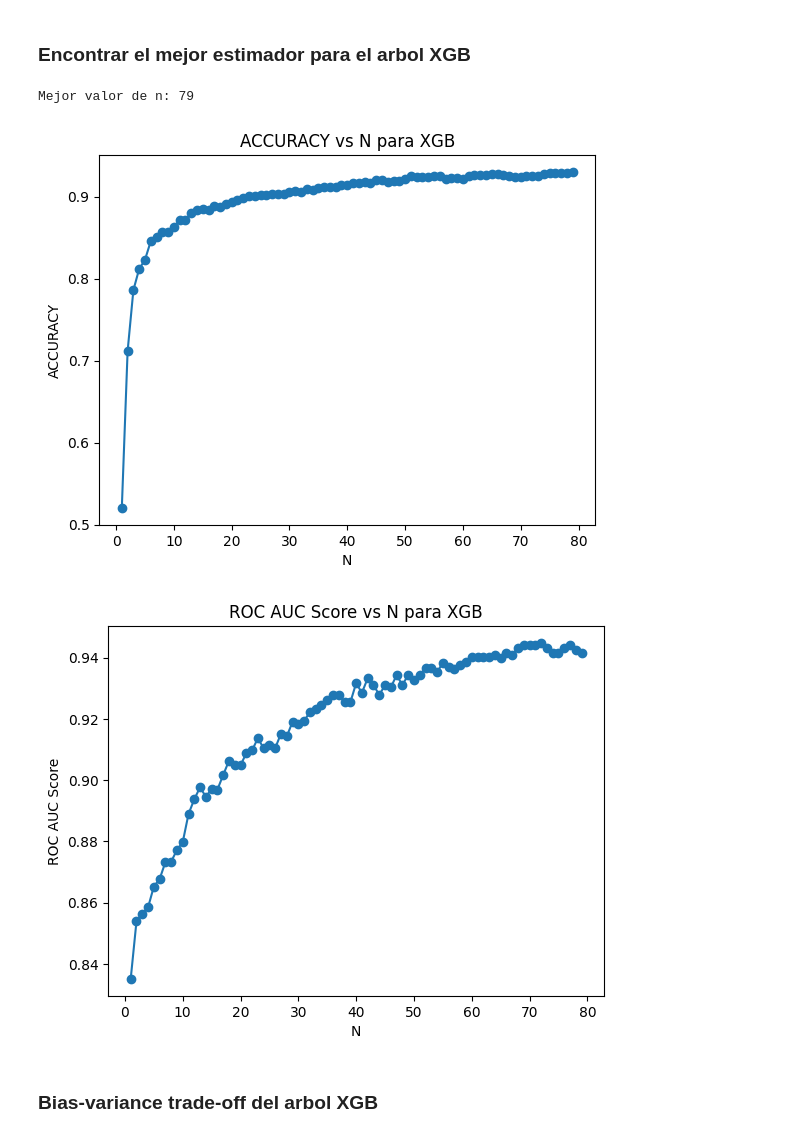
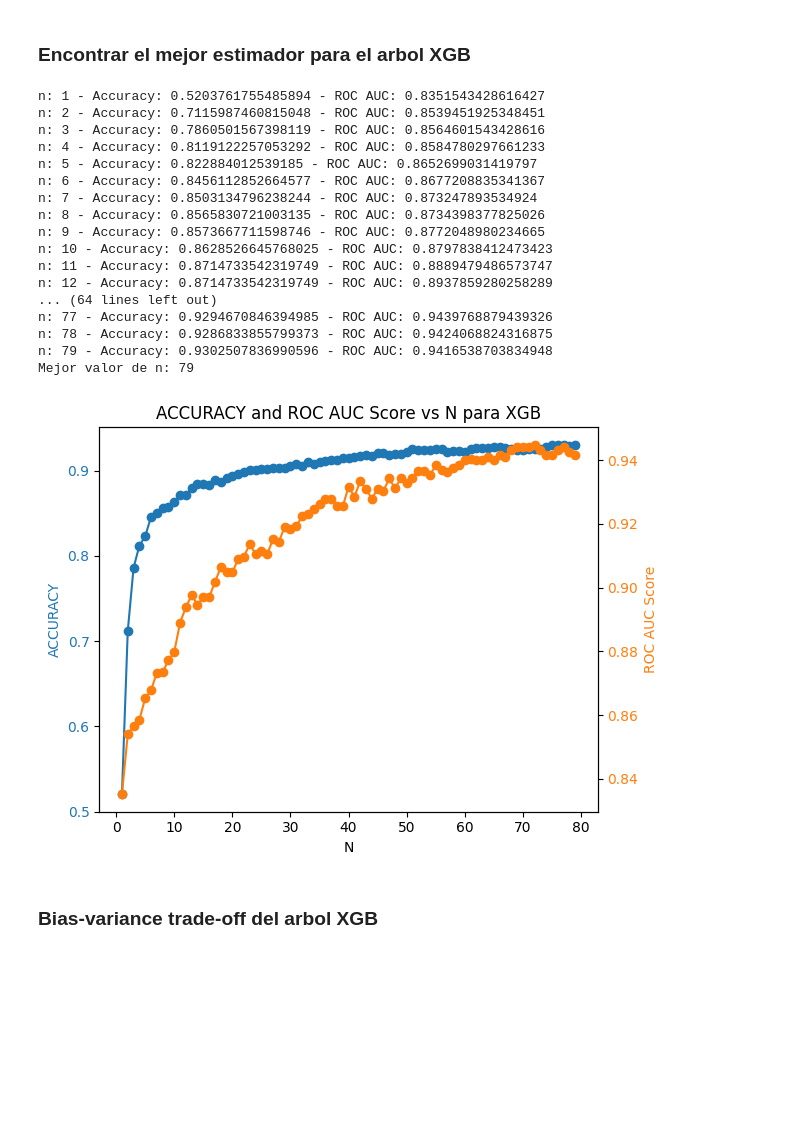
Before and after one commit to MatiasdeBuren/Final-Modelos-y-Simulacion, a Jupyter notebook: modelosFinal.ipynb, the cells around one changed output. Cells and saved outputs as stored; diff of their text form; code cells hidden in the pictures; blank space fills up the shorter version.

```diff
--- a/modelosFinal.ipynb
+++ b/modelosFinal.ipynb
@@ -389,7 +446,7 @@ x_test = X[int(0.8*len(X)):]
 y_train = y[:int(0.8*len(y))]
 y_test = y[int(0.8*len(y)):]
 
-ridgeBestCV = Ridge(alpha=0.01)
+ridgeBestCV = Ridge(alpha=0.1)
 ridgeBestCV.fit(x_train, y_train)
 predictions = ridgeBestCV.predict(x_test)
 ridgeBestCVMSE = mean_squared_error(y_test, predictions)
@@ -397,4 +454,6 @@ ridgeBestCVR2 = r2_score(y_test, predictions)
 coeficientes_ridge = ridgeBestCV.coef_
 print(f'MSE: {ridgeBestCVMSE}')
 print(f'R2: {ridgeBestCVR2}')
+for i in range(len(coeficientes_ridge)):
+    print(f'{X.columns[i]}: {coeficientes_ridge[i]}')
 # %% [output]
@@ -481,12 +564,18 @@ y_train = y[:int(0.8*len(y))]
 y_test = y[int(0.8*len(y)):]
 PolynomialFeatures = PolynomialFeatures(2)
 X_poly = PolynomialFeatures.fit_transform(X)
+X_poly_train, X_poly_test, y_train, y_test = train_test_split(X_poly, y, test_size=0.2, random_state=42)
 
-polimicoBestCV = sm.OLS(y_train, x_train).fit()
-predictions = polimicoBestCV.predict(x_test)
+polimicoBestCV = sm.OLS(y_train, X_poly_train).fit()
+predictions = polimicoBestCV.predict(X_poly_test)
 polimicoBestCVMSE = mean_squared_error(y_test, predictions)
 polimicoBestCVR2 = r2_score(y_test, predictions)
+
 coeficientes_polynomial = polimicoBestCV.params[:len(x_train.columns)]
+
 print('MSE:', polimicoBestCVMSE)
 print('R2:', polimicoBestCVR2)
+
+for i in range(len(coeficientes_polynomial)):
+    print(f'{X.columns[i]}: {coeficientes_polynomial[i]}')
 # %% [output]
@@ -1304,41 +1668,65 @@ ROC AUC Score: 0.9366731632412
 # %%
 x_train, x_test, y_train, y_test = train_test_split(X, y_boolean, test_size=0.2, random_state=42)
 
 def findBestN(X, y, n_values):
     accuracy_scores = []
     roc_auc_scores = []
     for n in n_values:
         model = xgb.XGBClassifier(n_estimators=n)
         model.fit(x_train, y_train)
         tn,fn,fp, tp  = cm( classify(model, x_test, 0.68), y_test)
         accuracyScore = accuracy(tp, tn, fp, fn)
         accuracy_scores.append(accuracyScore)
 
         roc_auc = roc_auc_score(y_test, model.predict(x_test))
         roc_auc_scores.append(roc_auc)
+        print(f"n: {n} - Accuracy: {accuracyScore} - ROC AUC: {roc_auc}")
+
 
     best_n = n_values[np.argmax(accuracy_scores)]
     return best_n, accuracy_scores, roc_auc_scores
 
 n_values = np.arange(1, 80, 1)
 best_n, accur, roc_auc_scores = findBestN(X, y_boolean, n_values)
 print(f'Mejor valor de n: {best_n}')
 
-plt.plot(n_values, accur, marker='o')
-plt.xlabel('N')
-plt.ylabel('ACCURACY')
-plt.title('ACCURACY vs N para XGB')
+fig, ax1 = plt.subplots()
+
+# Accuracy plot
+ax1.plot(n_values, accur, marker='o', color='tab:blue')
+ax1.set_xlabel('N')
+ax1.set_ylabel('ACCURACY', color='tab:blue')
+ax1.tick_params(axis='y', labelcolor='tab:blue')
+
+# Creating a second axis for ROC AUC
+ax2 = ax1.twinx()
+ax2.plot(n_values, roc_auc_scores, marker='o', color='tab:orange')
+ax2.set_ylabel('ROC AUC Score', color='tab:orange')
+ax2.tick_params(axis='y', labelcolor='tab:orange')
+
+# Titles and labels
+plt.title('ACCURACY and ROC AUC Score vs N para XGB')
+fig.tight_layout()
 plt.show()
-
-plt.plot(n_values, roc_auc_scores, marker='o')
-plt.xlabel('N')
-plt.ylabel('ROC AUC Score')
-plt.title('ROC AUC Score vs N para XGB')
-plt.show()
 # %% [output]
+n: 1 - Accuracy: 0.5203761755485894 - ROC AUC: 0.8351543428616427
+n: 2 - Accuracy: 0.7115987460815048 - ROC AUC: 0.8539451925348451
+n: 3 - Accuracy: 0.7860501567398119 - ROC AUC: 0.8564601543428616
+n: 4 - Accuracy: 0.8119122257053292 - ROC AUC: 0.8584780297661233
+n: 5 - Accuracy: 0.822884012539185 - ROC AUC: 0.8652699031419797
+n: 6 - Accuracy: 0.8456112852664577 - ROC AUC: 0.8677208835341367
+n: 7 - Accuracy: 0.8503134796238244 - ROC AUC: 0.873247893534924
+n: 8 - Accuracy: 0.8565830721003135 - ROC AUC: 0.8734398377825026
+n: 9 - Accuracy: 0.8573667711598746 - ROC AUC: 0.8772048980234665
+n: 10 - Accuracy: 0.8628526645768025 - ROC AUC: 0.8797838412473423
+n: 11 - Accuracy: 0.8714733542319749 - ROC AUC: 0.8889479486573747
+n: 12 - Accuracy: 0.8714733542319749 - ROC AUC: 0.8937859280258289
+... (64 lines left out)
+n: 77 - Accuracy: 0.9294670846394985 - ROC AUC: 0.9439768879439326
+n: 78 - Accuracy: 0.9286833855799373 - ROC AUC: 0.9424068824316875
+n: 79 - Accuracy: 0.9302507836990596 - ROC AUC: 0.9416538703834948
 Mejor valor de n: 79
-[figure, old version]
+[figure, new version]
-[figure, removed]
 # %% [markdown]
 ### Bias-variance trade-off del arbol XGB
 # %%
```
Also changed, not shown: parts of 40 cells of this notebook.
